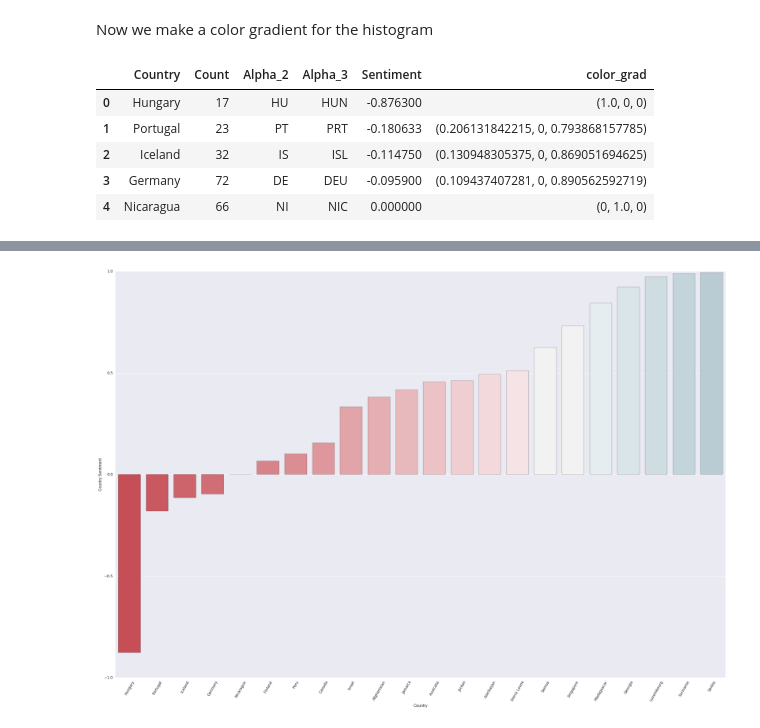
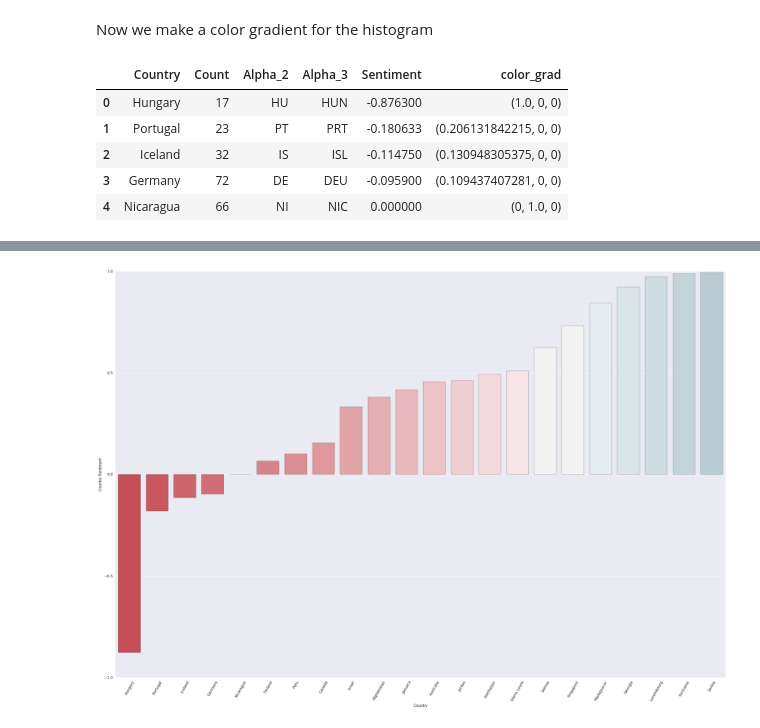
Before and after one commit to Merinorus/adaisawesome, a Jupyter notebook: Homework/05 - Taming Text/HW05_awesometeam_Q2.ipynb, the cells around one changed output, grey strips where cells are left out. Saved outputs shown, nothing was run; the diff lists cells and outputs as text; code cells hidden in the pictures.

```diff
--- a/Homework/05 - Taming Text/HW05_awesometeam_Q2.ipynb
+++ b/Homework/05 - Taming Text/HW05_awesometeam_Q2.ipynb
@@ -287,40 +307,36 @@ Now we make a color gradient for the histogram
 # %%
 #We must normalize the sentiment scores and create a gradient based on that (green, blue & red gradient)
 #first we sort the ones that are below zero, than the ones above zero
 color_grad = []
 size = len(Country_Sent['Sentiment'])
 
 for i in range(0,size):
     if Country_Sent['Sentiment'][i] < 0:
         high = 0
         low = np.min(sentiments)
-        rg = high-low
-        new_entry = -(low-Country_Sent['Sentiment'][i])/rg
+        rg = low-high
+        new_entry = (low-Country_Sent['Sentiment'][i])/rg
         red = 1 - new_entry
-        if new_entry != 0:
-            color_grad.append((red,0,new_entry))
-        else:
-            color_grad.append((red,0,0))
+        color_grad.append((red,0,0))
     else:
         high = np.max(sentiments)
         low = 0
         rg2 = high-low
-        new_entry = -(Country_Sent['Sentiment'][i]-low)/rg2
+        new_entry = (Country_Sent['Sentiment'][i]-low)/rg2
         green = 1 - new_entry
-        if new_entry != 0:
-            color_grad.append((0,green,new_entry))
-        else:
-            color_grad.append((0,green,0))
+        color_grad.append((0,green,0))
+
+
 
 
 Country_Sent['color_grad'] = color_grad
 Country_Sent.head()
 # %% [output]
 |  | Country | Count | Alpha_2 | Alpha_3 | Sentiment | color_grad |
 | 0 | Hungary | 17 | HU | HUN | -0.876300 | (1.0, 0, 0) |
-| 1 | Portugal | 23 | PT | PRT | -0.180633 | (0.206131842215, 0, 0.793868157785) |
-| 2 | Iceland | 32 | IS | ISL | -0.114750 | (0.130948305375, 0, 0.869051694625) |
-| 3 | Germany | 72 | DE | DEU | -0.095900 | (0.109437407281, 0, 0.890562592719) |
+| 1 | Portugal | 23 | PT | PRT | -0.180633 | (0.206131842215, 0, 0) |
+| 2 | Iceland | 32 | IS | ISL | -0.114750 | (0.130948305375, 0, 0) |
+| 3 | Germany | 72 | DE | DEU | -0.095900 | (0.109437407281, 0, 0) |
 | 4 | Nicaragua | 66 | NI | NIC | 0.000000 | (0, 1.0, 0) |
 # %%
 #Now we create the bar plot based on this palette
```
Also changed, not shown: parts of 3 cells of this notebook, 2 other files.
